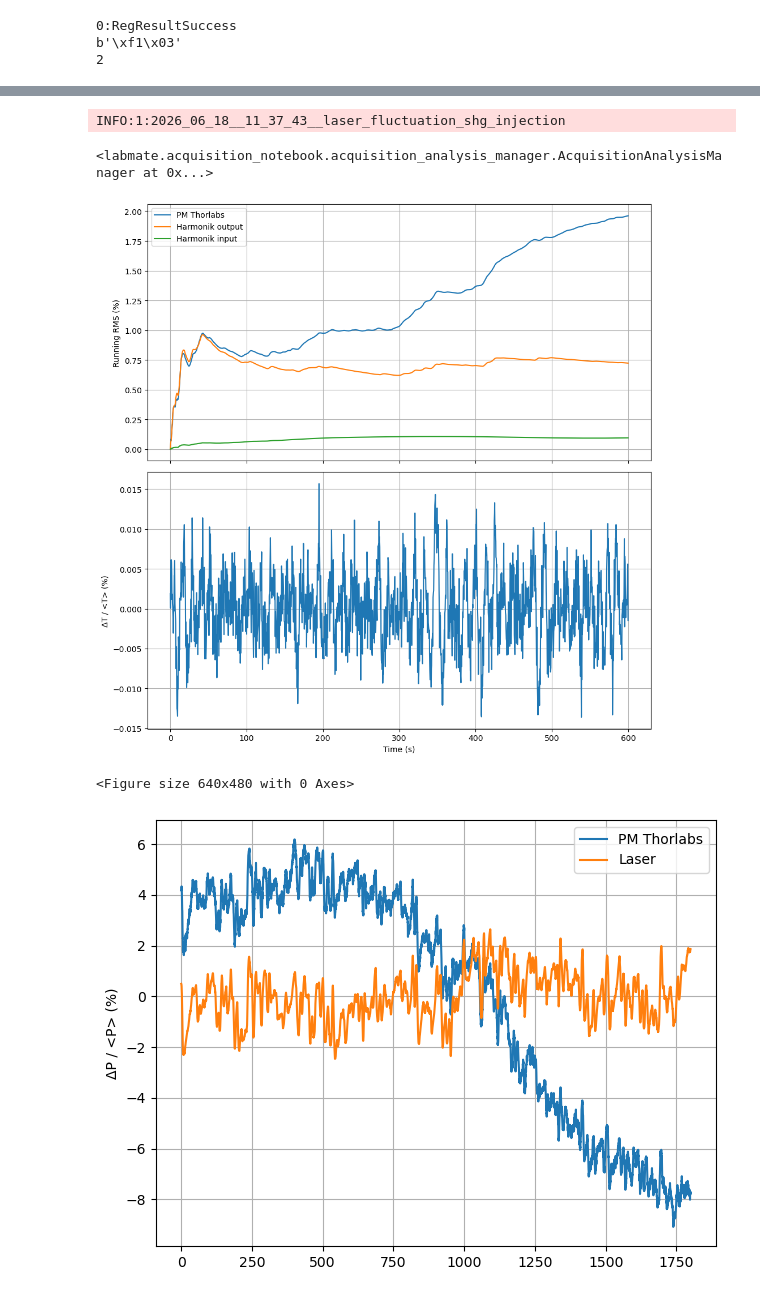
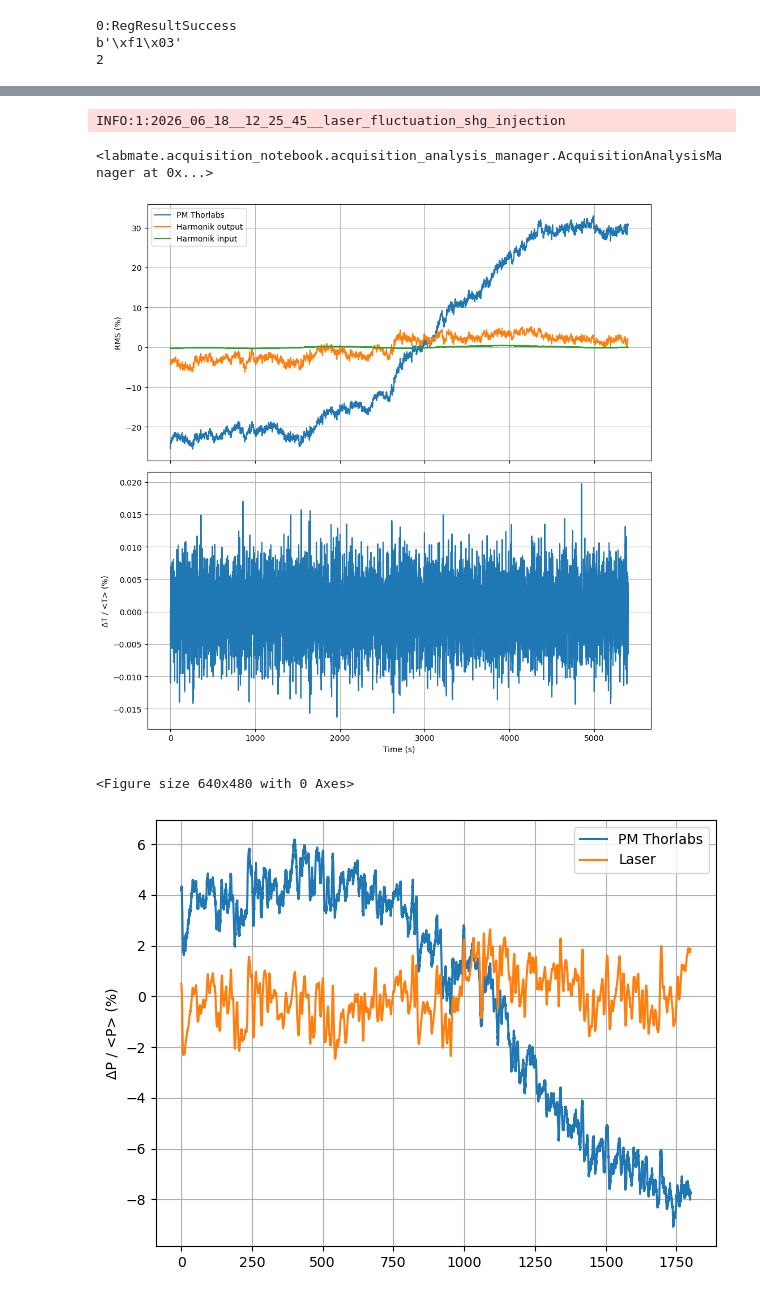
Before and after one commit to eq15t-panda/PANDAManager, a Jupyter notebook: acquisition/acquisition_nkt.ipynb, the cells around one changed output, grey strips where cells are left out. Cells and saved outputs as stored; diff of their text form; code cells hidden in the pictures.

```diff
--- a/acquisition/acquisition_nkt.ipynb
+++ b/acquisition/acquisition_nkt.ipynb
@@ -89,5 +90,5 @@ Saving data to: data/nkt\laser_fluctuation\2026-06-18_shg_injection_008
 # %%
-minutes = 10
+minutes = 90
 ACQ_DURATION = minutes * 60
 PM_SAMPLE_DELAY = 0.1 # 100 ms
 # %%
@@ -138,7 +139,7 @@ aqm.save_acquisition(
     harmonik_temp=harmonik_temp,
 )
 # %% [output]
-INFO:1:2026_06_18__11_37_43__laser_fluctuation_shg_injection
+INFO:1:2026_06_18__12_25_45__laser_fluctuation_shg_injection
 <labmate.acquisition_notebook.acquisition_analysis_manager.AcquisitionAnalysisManager at 0x...>
 # %%
 harmonik_input_mW = np.array(harmonik_input) * 1e3
@@ -181,42 +167,29 @@ harmonik_output_rms = np.array([
 # %%
 fig, ax = plt.subplots(2, 1, figsize=(10, 10), sharex=True)
 
 # RMS stability
-ax[0].plot(timestamps, pm_rms, label="PM Thorlabs")
-ax[0].plot(timestamps, harmonik_output_rms, label="Harmonik output")
-ax[0].plot(timestamps, harmonik_input_rms, label="Harmonik input")
+ax[0].plot(timestamps, pm_rel, label="PM Thorlabs")
+ax[0].plot(timestamps, harmonik_output_rel, label="Harmonik output")
+ax[0].plot(timestamps, harmonik_input_rel, label="Harmonik input")
 
-ax[0].set_ylabel("Running RMS (%)")
+ax[0].set_ylabel("RMS (%)")
 ax[0].legend()
 ax[0].grid(True)
-
-# # Harmonik temperature
-# ax[1].plot(timestamps, harmonik_temp)
-
-# ax[1].ticklabel_format(
-#     axis='y',
-#     style='plain',
-#     useOffset=False
-# )
-
-# ax[1].set_ylabel("Temperature (°C)")
-# ax[1].set_xlabel("Time (s)")
-# ax[1].grid(True)
 
 # Temperature relative fluctuation
 ax[1].plot(timestamps, harmonik_temp_rel)
 
 ax[1].set_ylabel("ΔT / <T> (%)")
 ax[1].set_xlabel("Time (s)")
 ax[1].grid(True)
 
 plt.tight_layout()
 plt.show()
 
 plt.tight_layout()
 plt.show()
 # %% [output]
-[figure, old version]
+[figure, new version]
 <Figure size 640x480 with 0 Axes>
 # %%
 pm_rel = 100 * (pm_power_mW - np.mean(pm_power_mW)) / np.mean(pm_power_mW)
```
Also changed, not shown: parts of 2 cells of this notebook, 10 other files.
